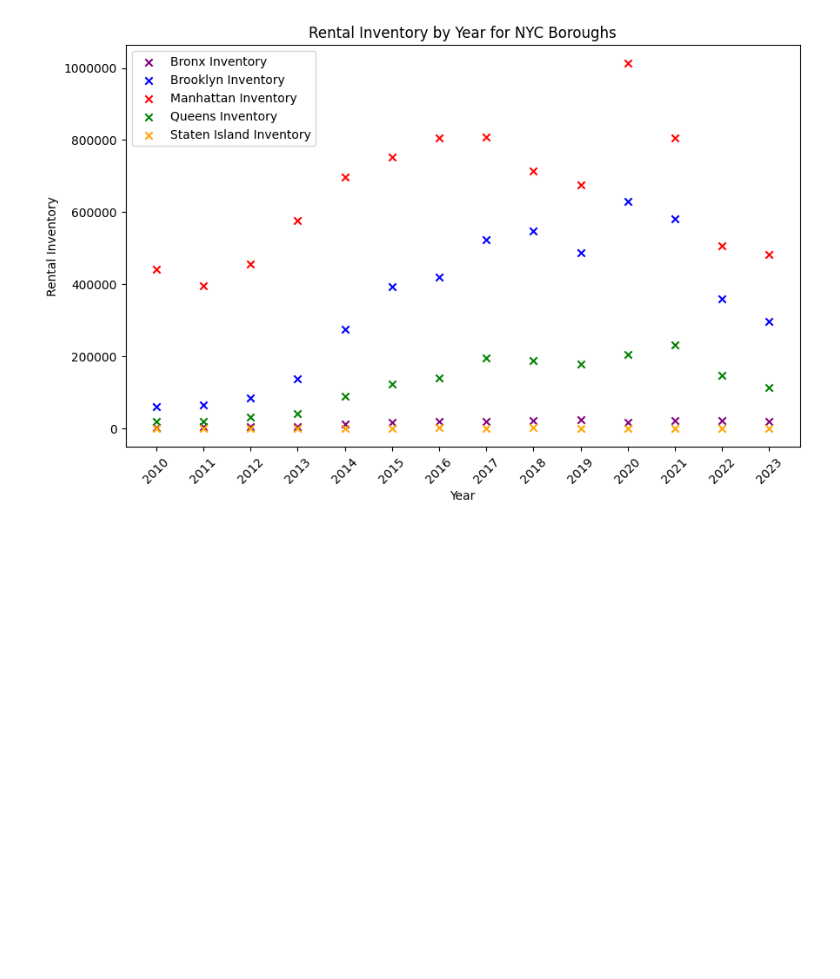
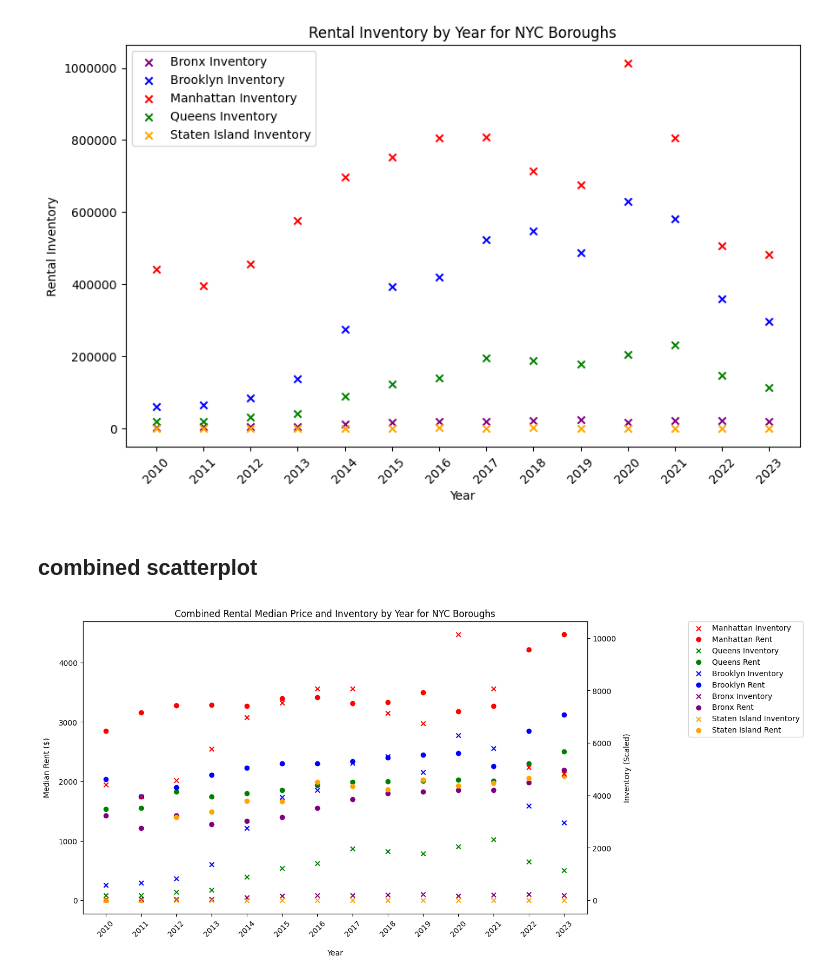
Before and after one commit to mtkrebs87/Project_1, a Jupyter notebook: Code Repository/Lauren builds scatterplots.ipynb, the cells around one changed output. Cells and saved outputs as stored; diff of their text form; code cells hidden in the pictures; blank space fills up the shorter version.

Commit message:
adding 3rd scatterplot

```diff
--- a/Code Repository/Lauren builds scatterplots.ipynb
+++ b/Code Repository/Lauren builds scatterplots.ipynb
@@ -121,3 +120,53 @@ fig2.savefig(output_path_inventory, bbox_inches='tight')
 # %%
 # Now you can display the plot
 plt.show()
+# %% [markdown]
+## combined scatterplot
+# %%
+fig3, ax3 = plt.subplots(figsize=(12, 7))  # Increase the width
+
+# Create a left y-axis that shares the same x-axis
+ax4 = ax3.twinx()
+
+legend_handles = []  # To store legend handles
+legend_labels = []  # To store legend labels
+
+for borough in df['Borough'].unique()[:5]:
+    borough_data_rent = df[df['Borough'] == borough]
+    borough_data_inventory = df_inventory[df_inventory['Borough'] == borough]
+
+    years = borough_data_rent.columns[1:]
+    rents = borough_data_rent.iloc[0, 1:]
+    inventory = borough_data_inventory.iloc[0, 1:] / 100  # Scale down the inventory values
+
+    # Scatter plots on both y1 and y2 axes
+    y2_plot = ax3.scatter(years, rents, label=f"{borough} Rent", color=borough_colors[borough], marker='o')
+    y1_plot = ax4.scatter(years, inventory, label=f"{borough} Inventory", color=borough_colors[borough], marker='x')
+
+    # Add handles and labels to the legend_handles and legend_labels lists
+    legend_handles.extend([y1_plot, y2_plot])
+    legend_labels.extend([f"{borough} Inventory", f"{borough} Rent"])
+
+# Set x-axis ticks and labels with rotation
+ax3.set_xticks(range(len(years)))
+ax3.set_xticklabels(years, rotation=45)
+
+# Explicitly set the position of the x-axis label
+ax3.set_xlabel('Year', labelpad=15)  # Adjust labelpad as needed
+
+# Set y1 label for inventory
+ax4.set_ylabel('Inventory (Scaled)', labelpad=10)  # Adjust labelpad as needed
+
+# Set y2 label for median rent
+ax3.set_ylabel('Median Rent ($)', labelpad=10)
+
+# Create a single legend for both y1 and y2
+ax3.legend(legend_handles, legend_labels, loc='upper left', bbox_to_anchor=(1.2, 1), borderaxespad=0.)
+
+plt.title('Combined Rental Median Price and Inventory by Year for NYC Boroughs')
+
+# Ensure that both y1 and y2 labels are visible
+ax3.yaxis.set_visible(True)
+ax4.yaxis.set_visible(True)
+# %% [output]
+[figure, added]
```
Also changed, not shown: parts of 5 cells of this notebook, 4 other files.
